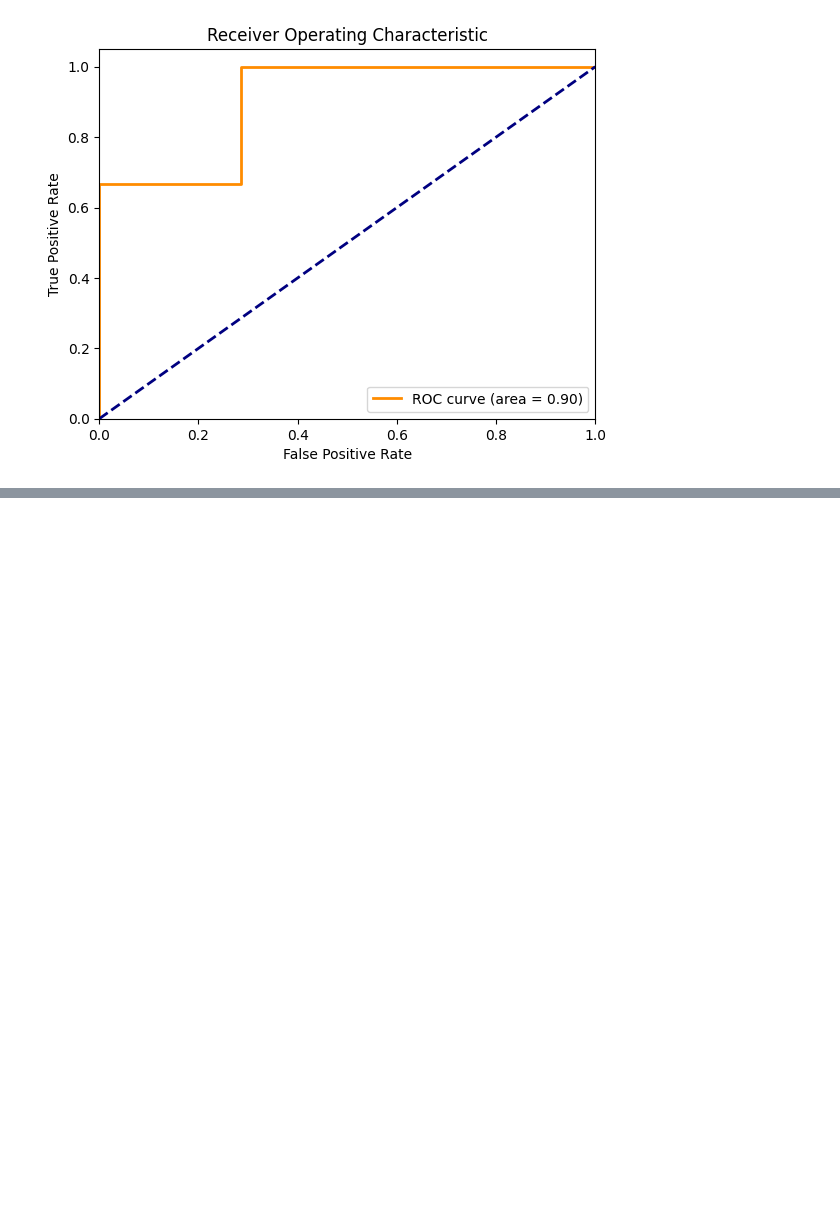
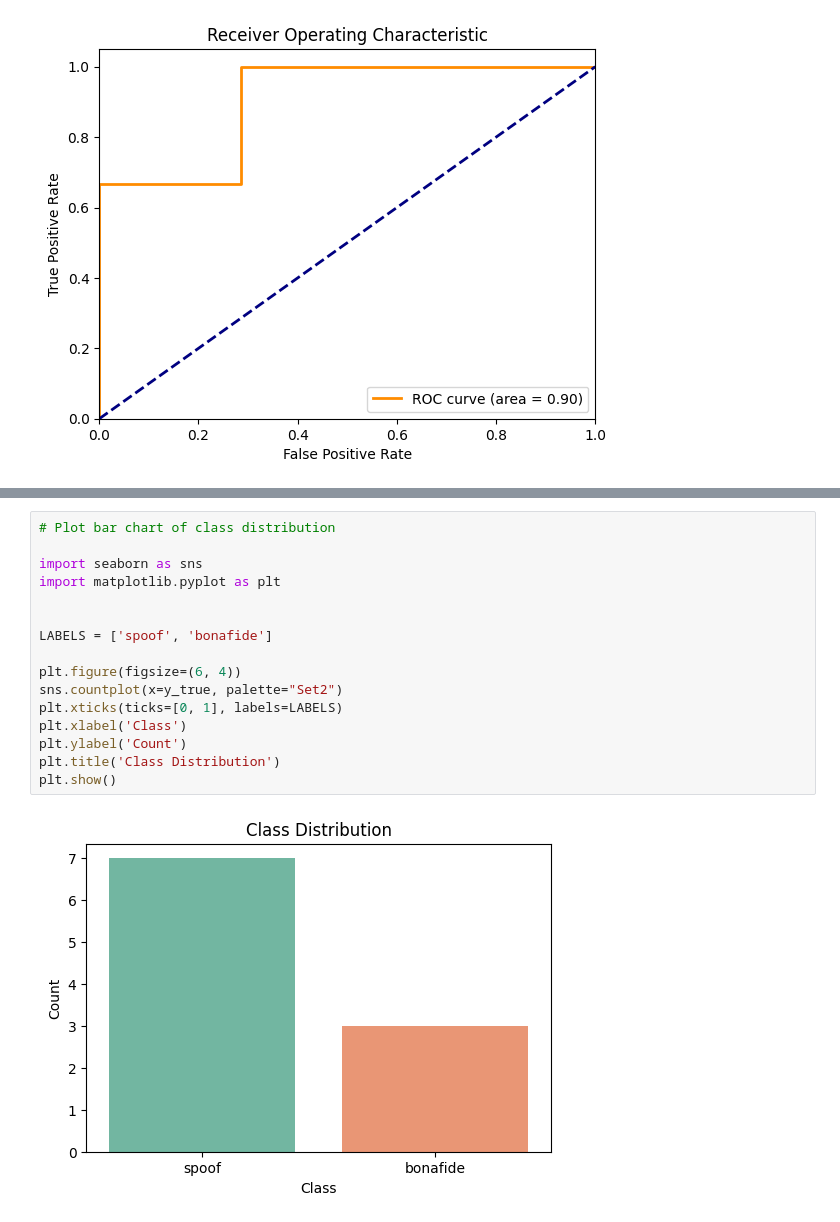
Before and after one commit to sksmta/audio-deepfake-detection, a Jupyter notebook: main.ipynb, the cells around one changed output, grey strips where cells are left out. Drawn from its saved outputs; the diff is of its cells as text; blank space fills up the shorter version.

```diff
--- a/main.ipynb
+++ b/main.ipynb
@@ -265,0 +302,18 @@ plt.show()
+# %%
+# Plot bar chart of class distribution
+
+import seaborn as sns
+import matplotlib.pyplot as plt
+
+
+LABELS = ['spoof', 'bonafide']
+
+plt.figure(figsize=(6, 4))
+sns.countplot(x=y_true, palette="Set2")
+plt.xticks(ticks=[0, 1], labels=LABELS)
+plt.xlabel('Class')
+plt.ylabel('Count')
+plt.title('Class Distribution')
+plt.show()
+# %% [output]
+[figure, added]
```
Also changed, not shown: parts of 8 cells of this notebook.
